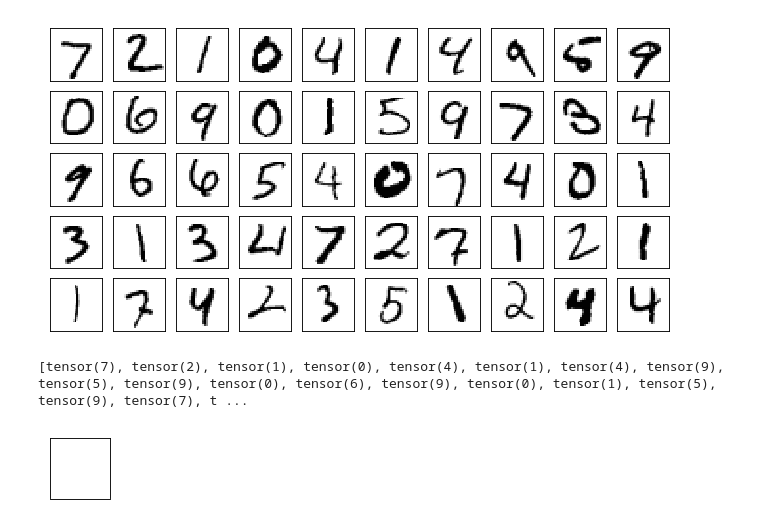
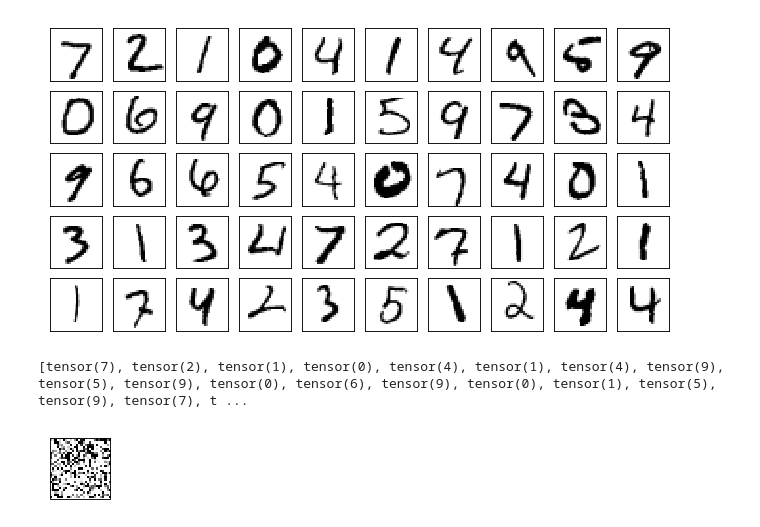
Before and after one commit to aleksey-egorov/dl-engineer-homework, a Jupyter notebook: homework_4/classifier_generate_images.ipynb, the cells around one changed output. Cells and saved outputs as stored; diff of their text form; code cells hidden in the pictures.

```diff
--- a/homework_4/classifier_generate_images.ipynb
+++ b/homework_4/classifier_generate_images.ipynb
@@ -167,12 +167,11 @@ print (predictions)
 [tensor(7), tensor(2), tensor(1), tensor(0), tensor(4), tensor(1), tensor(4), tensor(9), tensor(5), tensor(9), tensor(0), tensor(6), tensor(9), tensor(0), tensor(1), tensor(5), tensor(9), tensor(7), t ...
 # %%
 data, _ = next(iter(test_loader))
-img = torch.ones((784))
-#img = data[2]
+img = torch.randn((1, 784)).view(-1, 1, 28, 28)
 to_plot = img.view(-1, 1, 28, 28).clamp(0, 1).data.numpy()
 plot_mnist(to_plot, (1, 1))
 # %% [output]
-[figure, old version]
+[figure, new version]
 # %%
 from torch.autograd import Variable
 
```
Also changed, not shown: parts of 2 cells of this notebook, 7 other files.
